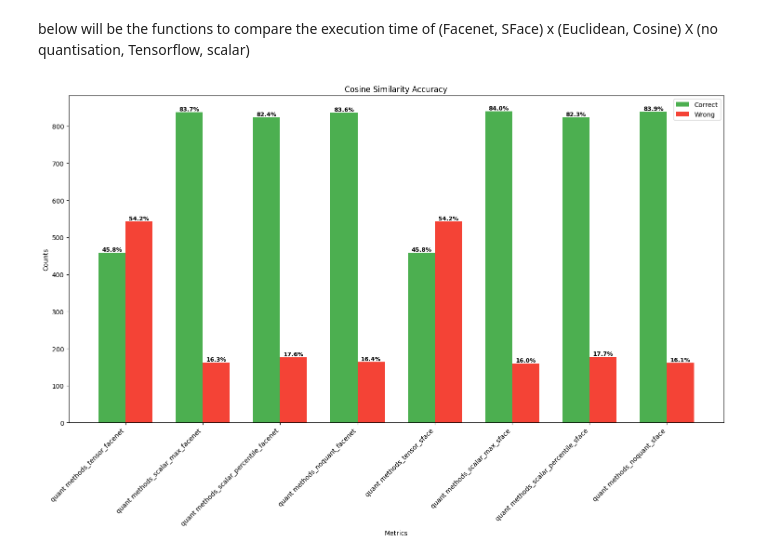
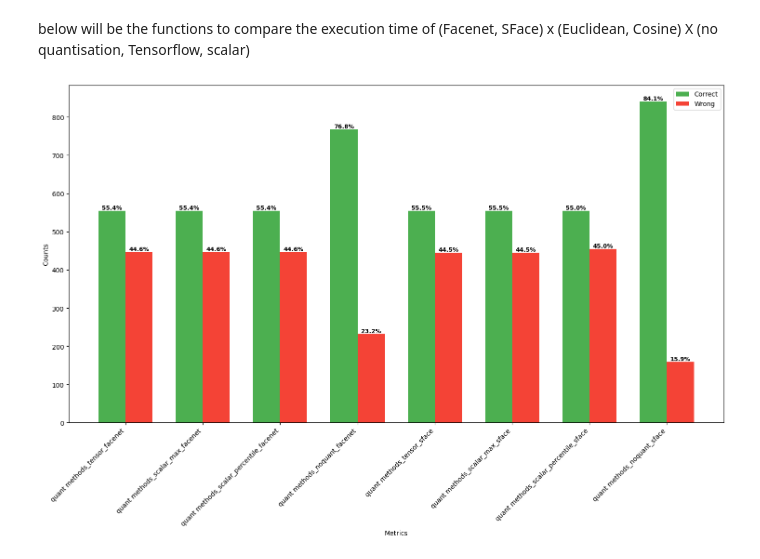
Before and after one commit to mteresapcrf/Seminar-PFFROCD, a Jupyter notebook: quantisation_notebook.ipynb, the cells around one changed output. Drawn from its saved outputs; the diff is of its cells as text; code cells hidden in the pictures.

```diff
--- a/quantisation_notebook.ipynb
+++ b/quantisation_notebook.ipynb
@@ -168,22 +195,22 @@ import matplotlib.pyplot as plt
 import numpy as np
 
 # Provided data
-data = {'quant methods':{'correct_tensor_facenet': 458,
-  'wrong_tensor_facenet': 542,
-  'correct_scalar_max_facenet': 837,
-  'wrong_scalar_max_facenet': 163,
-  'correct_noquant_facenet': 836,
-  'wrong_noquant_facenet': 164,
-  'correct_tensor_sface': 458,
-  'wrong_tensor_sface': 542,
-  'correct_scalar_max_sface': 840,
-  'wrong_scalar_max_sface': 160,
-  'correct_noquant_sface': 839,
-  'wrong_noquant_sface': 161,
-  'correct_scalar_percentile_facenet': 824,
-  'wrong_scalar_percentile_facenet': 176,
-  'correct_scalar_percentile_sface': 823,
-  'wrong_scalar_percentile_sface': 177},}
+data = {'quant methods':{'correct_tensor_facenet': 554,
+  'wrong_tensor_facenet': 446,
+  'correct_scalar_max_facenet': 554,
+  'wrong_scalar_max_facenet': 446,
+  'correct_noquant_facenet': 768,
+  'wrong_noquant_facenet': 232,
+  'correct_tensor_sface': 555,
+  'wrong_tensor_sface': 445,
+  'correct_scalar_max_sface': 555,
+  'wrong_scalar_max_sface': 445,
+  'correct_noquant_sface': 841,
+  'wrong_noquant_sface': 159,
+  'correct_scalar_percentile_facenet': 554,
+  'wrong_scalar_percentile_facenet': 446,
+  'correct_scalar_percentile_sface': 555,
+  'wrong_scalar_percentile_sface': 455},}
 
 # Extract categories and metrics
 categories = list(data.keys())
@@ -207,32 +234,31 @@ for metric in metrics:
         correct_counts.append(correct)
         wrong_counts.append(wrong)
         correct_percentages.append(correct_percentage)
         wrong_percentages.append(wrong_percentage)
 
 # Plotting
 fig, ax = plt.subplots(figsize=(15, 10))
 bar_width = 0.35
 index = np.arange(len(metrics) * len(categories))
 
 # Plot bars for correct and wrong counts
 bars_correct = ax.bar(index, correct_counts, bar_width, label='Correct', color='#4CAF50')
 bars_wrong = ax.bar(index + bar_width, wrong_counts, bar_width, label='Wrong', color='#F44336')
 
 # Annotate bars with percentages
 for bars, percentages, align in zip([bars_correct, bars_wrong], [correct_percentages, wrong_percentages], ['center', 'center']):
     for bar, percentage in zip(bars, percentages):
         height = bar.get_height()
         ax.text(bar.get_x() + bar.get_width() / 2, height, f'{percentage:.1f}%', ha=align, va='bottom', fontsize=9, color='black', weight='bold')
 
 # Customizing the plot
 ax.set_xlabel('Metrics')
 ax.set_ylabel('Counts')
-ax.set_title('Cosine Similarity Accuracy')
 ax.set_xticks(index + bar_width / 2)
 ax.set_xticklabels([f'{category}_{metric}' for metric in metrics for category in categories], rotation=45, ha='right')
 ax.legend()
 
 plt.tight_layout()
 plt.show()
 # %% [output]
-[figure, old version]
+[figure, new version]
```
Also changed, not shown: parts of 9 cells of this notebook, 2 other files.
